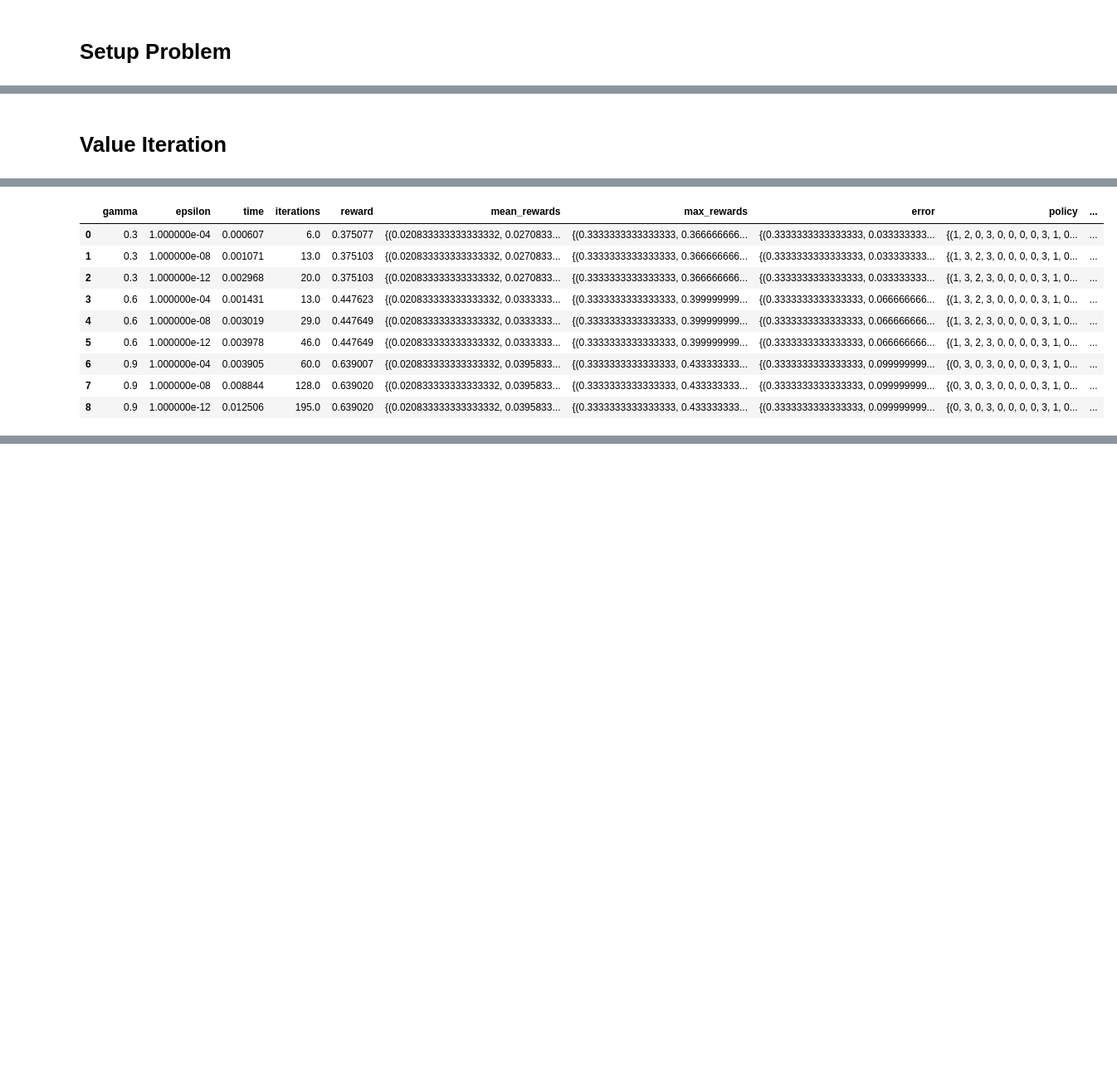
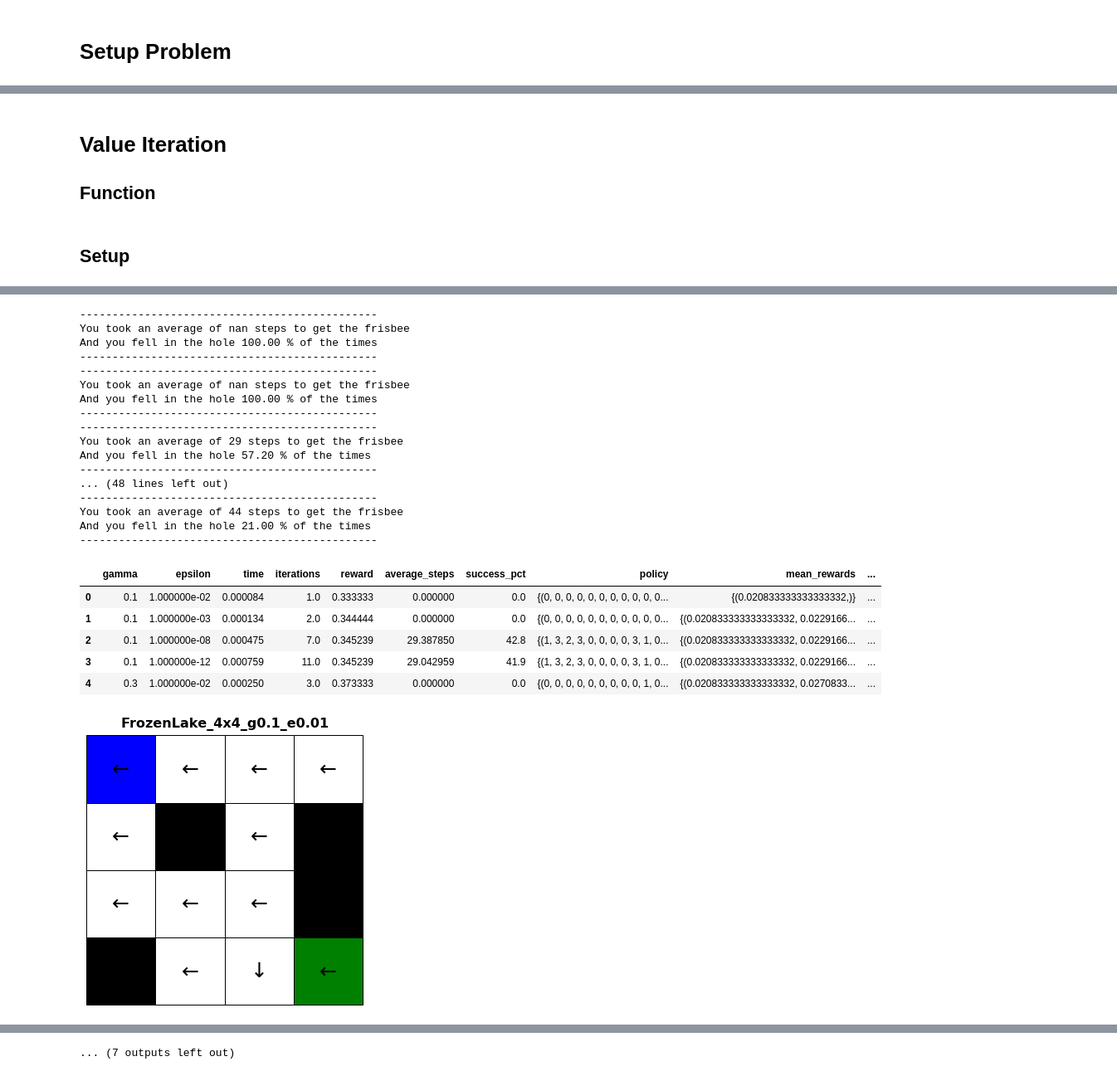
Before and after one commit to reedipher/CS-7641-reinforcement_learning, a Jupyter notebook: code/frozen.ipynb, the cells around one changed output, grey strips where cells are left out. Shown at 83% size. Cells and saved outputs as stored; diff of their text form; code cells hidden in the pictures; blank space fills up the shorter version.

```diff
--- a/code/frozen.ipynb
+++ b/code/frozen.ipynb
@@ -67,7 +67,7 @@ def plot_lake(env, policy=None, title='Frozen Lake'):
 # %%
 # code based on:
 # https://medium.com/analytics-vidhya/solving-the-frozenlake-environment-from-openai-gym-using-value-iteration-5a078dffe438
-def get_score(env, policy, episodes=1000):
+def get_score(env, policy, printInfo=False, episodes=1000):
     misses = 0
     steps_list = []
     for episode in range(episodes):
@@ -85,12 +85,14 @@ def get_score(env, policy, episodes=1000):
                 # print("You fell in a hole!")
                 misses += 1
                 break
-    print('----------------------------------------------')
     ave_steps = np.mean(steps_list)
     pct_fail  = (misses/episodes)* 100
-    print('You took an average of {:.0f} steps to get the frisbee'.format(ave_steps))
-    print('And you fell in the hole {:.2f} % of the times'.format(pct_fail))
-    print('----------------------------------------------')
+
+    if (printInfo):
+        print('----------------------------------------------')
+        print('You took an average of {:.0f} steps to get the frisbee'.format(ave_steps))
+        print('And you fell in the hole {:.2f} % of the times'.format(pct_fail))
+        print('----------------------------------------------')
 
     return ave_steps, pct_fail
 # %%
@@ -142,10 +144,11 @@ plot_lake(env)
 [figure]
 # %% [markdown]
 # Value Iteration
+## Function
 # %%
-def valueIteration(t, r, gammas, epsilons, plot=False, max_iterations=100000):
+def valueIteration(t, r, gammas, epsilons, showResults=False, max_iterations=100000):
     # create data structure to save off
-    columns = ['gamma', 'epsilon', 'time', 'iterations', 'reward', 'mean_rewards', 'max_rewards', 'error', 'policy', 'average_steps', 'success_pct']
+    columns = ['gamma', 'epsilon', 'time', 'iterations', 'reward', 'average_steps', 'success_pct', 'policy', 'mean_rewards', 'max_rewards', 'error']
     data = pd.DataFrame(0.0, index=np.arange(len(gammas)*len(epsilons)), columns=columns)
 
     print('Gamma,\tEps,\tTime,\tIter,\tReward')
@@ -182,19 +185,34 @@ def valueIteration(t, r, gammas, epsilons, plot=False, max_iterations=100000):
 
             print('%.2f,\t%.0E,\t%.2f,\t%d,\t%f' % (g, e, time, iters, maxR))
 
-            if plot:
+            if showResults:
                 title = 'FrozenLake_' + str(rows) + 'x' + str(cols) + '_g' + str(g) + '_e' + str(e)
                 plot_lake(env, policy, title)
 
             testNum = testNum + 1
 
+    # See differences in policy
+    policies = data['policy']
+
+    for i,p in enumerate(policies):
+        pol = list(p)[0]
+        steps, failures = get_score(env, pol, showResults)
+        data['average_steps'][i] = steps
+        data['success_pct'][i] = 100-failures
+
+    # replace all NaN's
+    data.fillna(0, inplace=True)
+    data.head()
+
     return data
+# %% [markdown]
+## Setup
 # %%
-gammas   = [0.3, 0.6, 0.9]
-epsilons = [1e-4, 1e-8, 1e-12]
-vi_data  = valueIteration(T, R, gammas, epsilons, plot=False)
+gammas   = [0.1, 0.3, 0.6, 0.9]
+epsilons = [1e-2, 1e-3, 1e-8, 1e-12]
+vi_data  = valueIteration(T, R, gammas, epsilons, showResults=True)
 
-vi_data.head(len(gammas)*len(epsilons))
+vi_data.head()
 # %% [output]
 Gamma,  Eps,    Time,   Iter,   Reward
 ________________________________________________________________________________
@@ -208,12 +233,26 @@ ________________________________________________________________________________
 0.90,   1E-08,  0.01,   128,    0.639020
 0.90,   1E-12,  0.01,   195,    0.639020
+----------------------------------------------
+You took an average of nan steps to get the frisbee
+And you fell in the hole 100.00 % of the times
+----------------------------------------------
+----------------------------------------------
+You took an average of nan steps to get the frisbee
+And you fell in the hole 100.00 % of the times
+----------------------------------------------
+----------------------------------------------
+You took an average of 29 steps to get the frisbee
+And you fell in the hole 57.20 % of the times
+----------------------------------------------
+... (48 lines left out)
+----------------------------------------------
+You took an average of 44 steps to get the frisbee
+And you fell in the hole 21.00 % of the times
+----------------------------------------------
-|  | gamma | epsilon | time | iterations | reward | mean_rewards | max_rewards | error | policy | ... |
-| 0 | 0.3 | 1.000000e-04 | 0.000607 | 6.0 | 0.375077 | {(0.020833333333333332, 0.0270833... | {(0.3333333333333333, 0.366666666... | {(0.3333333333333333, 0.033333333... | {(1, 2, 0, 3, 0, 0, 0, 0, 3, 1, 0... | ... |
-| 1 | 0.3 | 1.000000e-08 | 0.001071 | 13.0 | 0.375103 | {(0.020833333333333332, 0.0270833... | {(0.3333333333333333, 0.366666666... | {(0.3333333333333333, 0.033333333... | {(1, 3, 2, 3, 0, 0, 0, 0, 3, 1, 0... | ... |
-| 2 | 0.3 | 1.000000e-12 | 0.002968 | 20.0 | 0.375103 | {(0.020833333333333332, 0.0270833... | {(0.3333333333333333, 0.366666666... | {(0.3333333333333333, 0.033333333... | {(1, 3, 2, 3, 0, 0, 0, 0, 3, 1, 0... | ... |
-| 3 | 0.6 | 1.000000e-04 | 0.001431 | 13.0 | 0.447623 | {(0.020833333333333332, 0.0333333... | {(0.3333333333333333, 0.399999999... | {(0.3333333333333333, 0.066666666... | {(1, 3, 2, 3, 0, 0, 0, 0, 3, 1, 0... | ... |
-| 4 | 0.6 | 1.000000e-08 | 0.003019 | 29.0 | 0.447649 | {(0.020833333333333332, 0.0333333... | {(0.3333333333333333, 0.399999999... | {(0.3333333333333333, 0.066666666... | {(1, 3, 2, 3, 0, 0, 0, 0, 3, 1, 0... | ... |
-| 5 | 0.6 | 1.000000e-12 | 0.003978 | 46.0 | 0.447649 | {(0.020833333333333332, 0.0333333... | {(0.3333333333333333, 0.399999999... | {(0.3333333333333333, 0.066666666... | {(1, 3, 2, 3, 0, 0, 0, 0, 3, 1, 0... | ... |
-| 6 | 0.9 | 1.000000e-04 | 0.003905 | 60.0 | 0.639007 | {(0.020833333333333332, 0.0395833... | {(0.3333333333333333, 0.433333333... | {(0.3333333333333333, 0.099999999... | {(0, 3, 0, 3, 0, 0, 0, 0, 3, 1, 0... | ... |
-| 7 | 0.9 | 1.000000e-08 | 0.008844 | 128.0 | 0.639020 | {(0.020833333333333332, 0.0395833... | {(0.3333333333333333, 0.433333333... | {(0.3333333333333333, 0.099999999... | {(0, 3, 0, 3, 0, 0, 0, 0, 3, 1, 0... | ... |
-| 8 | 0.9 | 1.000000e-12 | 0.012506 | 195.0 | 0.639020 | {(0.020833333333333332, 0.0395833... | {(0.3333333333333333, 0.433333333... | {(0.3333333333333333, 0.099999999... | {(0, 3, 0, 3, 0, 0, 0, 0, 3, 1, 0... | ... |
+|  | gamma | epsilon | time | iterations | reward | average_steps | success_pct | policy | mean_rewards | ... |
+| 0 | 0.1 | 1.000000e-02 | 0.000084 | 1.0 | 0.333333 | 0.000000 | 0.0 | {(0, 0, 0, 0, 0, 0, 0, 0, 0, 0, 0... | {(0.020833333333333332,)} | ... |
+| 1 | 0.1 | 1.000000e-03 | 0.000134 | 2.0 | 0.344444 | 0.000000 | 0.0 | {(0, 0, 0, 0, 0, 0, 0, 0, 0, 0, 0... | {(0.020833333333333332, 0.0229166... | ... |
+| 2 | 0.1 | 1.000000e-08 | 0.000475 | 7.0 | 0.345239 | 29.387850 | 42.8 | {(1, 3, 2, 3, 0, 0, 0, 0, 3, 1, 0... | {(0.020833333333333332, 0.0229166... | ... |
+| 3 | 0.1 | 1.000000e-12 | 0.000759 | 11.0 | 0.345239 | 29.042959 | 41.9 | {(1, 3, 2, 3, 0, 0, 0, 0, 3, 1, 0... | {(0.020833333333333332, 0.0229166... | ... |
+| 4 | 0.3 | 1.000000e-02 | 0.000250 | 3.0 | 0.373333 | 0.000000 | 0.0 | {(0, 0, 0, 0, 0, 0, 0, 0, 0, 1, 0... | {(0.020833333333333332, 0.0270833... | ... |
+[figure, added]
@@ -219,0 +267 @@ ________________________________________________________________________________
+... (7 outputs left out)
```
Also changed, not shown: parts of 14 cells of this notebook, 23 other files.
